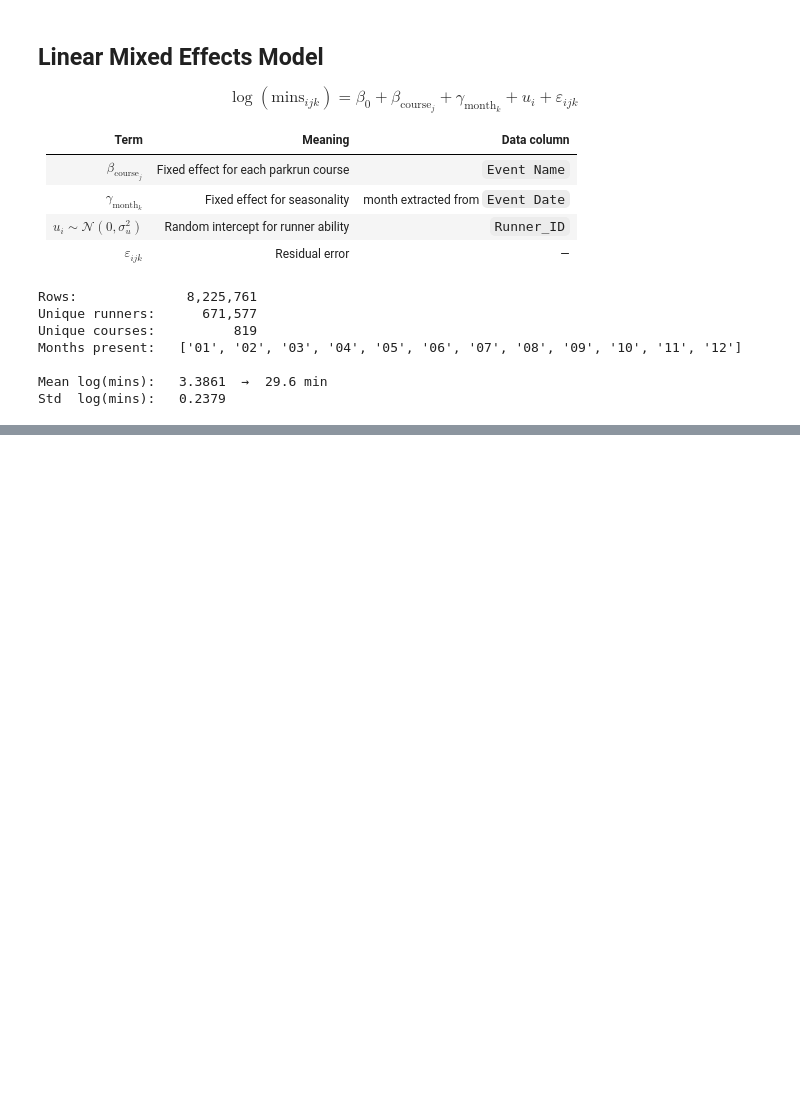
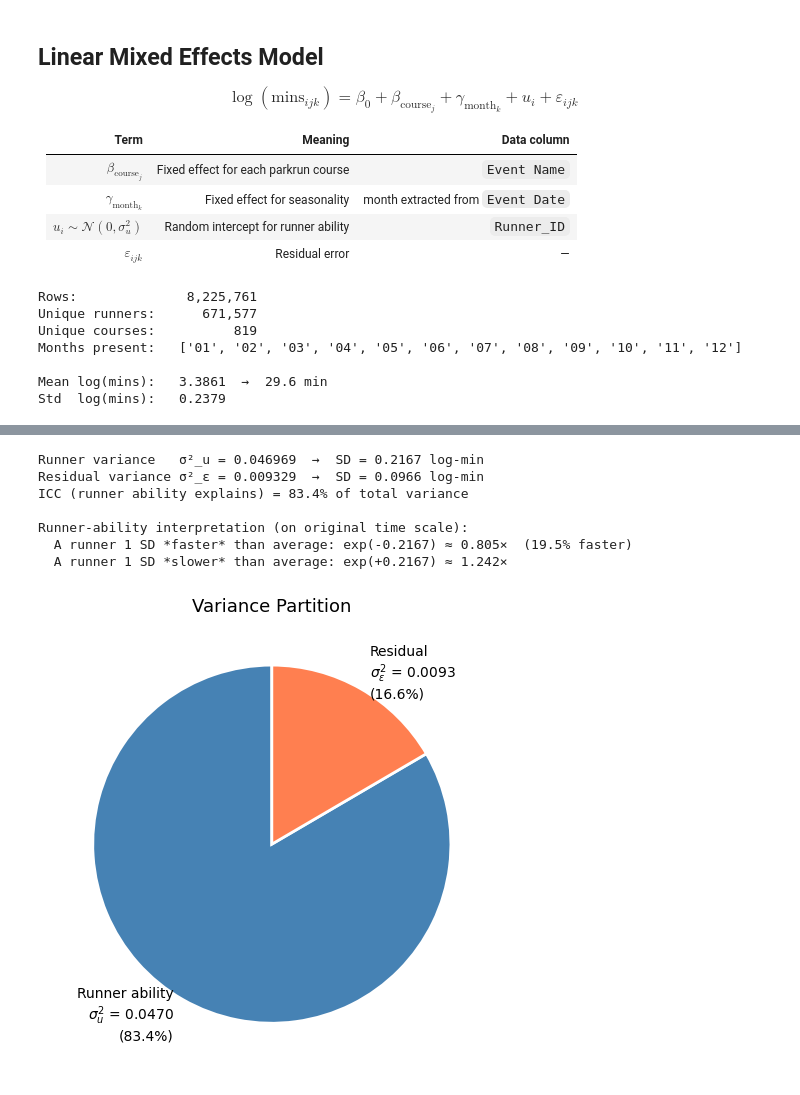
Before and after one commit to magnusross/running-analysis, a Jupyter notebook: model.ipynb, the cells around one changed output, grey strips where cells are left out. Saved outputs shown, nothing was run; the diff lists cells and outputs as text; code cells hidden in the pictures; blank space fills up the shorter version.

Commit message:
evt model

```diff
--- a/model.ipynb
+++ b/model.ipynb
@@ -64,26 +64,12 @@ Months present:   ['01', '02', '03', '04', '05', '06', '07', '08', '09', '10', '
 Mean log(mins):   3.3861  →  29.6 min
 Std  log(mins):   0.2379
 # %%
-# --- Sample to a computationally feasible size ---
-# We keep *all runs* of a random sample of runners (preserves within-runner
-# repeated measures structure that identifies σ²_u).
-N_RUNNERS = 8_000
-
-rng = np.random.default_rng(42)
-unique_runners = df_model["Runner_ID"].unique()
-
-if len(unique_runners) > N_RUNNERS:
-    sampled_ids = rng.choice(unique_runners, size=N_RUNNERS, replace=False)
-    df_fit = df_model[df_model["Runner_ID"].isin(sampled_ids)].reset_index(drop=True)
-else:
-    df_fit = df_model.reset_index(drop=True)
-
-# Groups must be a string/categorical for statsmodels
-df_fit["runner_grp"] = df_fit["Runner_ID"].astype(str)
+# --- No sampling needed — the AP solver runs on the full dataset ---
+df_fit = df_model.reset_index(drop=True)
 
 print(
     f"Fitting on {len(df_fit):,} rows  |  "
-    f"{df_fit['runner_grp'].nunique():,} runners  |  "
+    f"{df_fit['Runner_ID'].nunique():,} runners  |  "
     f"{df_fit['course'].nunique():,} courses  |  "
     f"{df_fit['month'].nunique()} months"
 )
@@ -114,42 +201,54 @@ Fitting model — this may take a few minutes …
 # %%
-# --- Variance Components ---
-sigma2_u = float(result.cov_re.iloc[0, 0])  # runner random-effect variance
-sigma2_e = float(result.scale)  # residual variance
-icc = sigma2_u / (sigma2_u + sigma2_e)  # intraclass correlation coefficient
+# --- Variance Components (method-of-moments / ANOVA estimator) ---
+#
+#   Var(α̂_i) = σ²_u + σ²_ε / n_i   (signal + estimation noise)
+#   σ²_u ≈ Var(α̂_i) - σ²_ε × mean(1 / n_i)
+#
+#   This is the standard ANOVA / Fellner estimator — equivalent to REML when
+#   the design is balanced, and very close otherwise.
 
-print(
-    f"Runner variance   σ²_u = {sigma2_u:.6f}  →  SD = {np.sqrt(sigma2_u):.4f} log-min"
-)
+inv_n_i = 1.0 / runner_cnt  # 1/n_i per runner
+correction = sigma2_e * float(np.mean(inv_n_i))  # noise inflation
+
+sigma2_u = max(float(np.var(alpha, ddof=0)) - correction, 0.0)
+icc = sigma2_u / (sigma2_u + sigma2_e)
+
+sd_u = np.sqrt(sigma2_u)
+print(f"Runner variance   σ²_u = {sigma2_u:.6f}  →  SD = {sd_u:.4f} log-min")
 print(
     f"Residual variance σ²_ε = {sigma2_e:.6f}  →  SD = {np.sqrt(sigma2_e):.4f} log-min"
 )
 print(f"ICC (runner ability explains) = {icc*100:.1f}% of total variance")
 print()
 
-# Convert SD of runner random effect to a time multiplier
-sd_u = np.sqrt(sigma2_u)
 print("Runner-ability interpretation (on original time scale):")
 print(
-    f"  A runner 1 SD *faster* than average takes exp(-{sd_u:.4f}) ≈ {np.exp(-sd_u):.3f}× the reference time"
+    f"  A runner 1 SD *faster* than average: exp(-{sd_u:.4f}) ≈ {np.exp(-sd_u):.3f}×  ({(1-np.exp(-sd_u))*100:.1f}% faster)"
 )
-print(f"  i.e. roughly {(1 - np.exp(-sd_u))*100:.1f}% faster in minutes")
-print(
-    f"  A runner 1 SD *slower* than average takes exp(+{sd_u:.4f}) ≈ {np.exp(+sd_u):.3f}× the reference time"
-)
+print(f"  A runner 1 SD *slower* than average: exp(+{sd_u:.4f}) ≈ {np.exp(+sd_u):.3f}×")
 
 # Pie chart of variance partition
 fig, ax = plt.subplots(figsize=(5, 5))
 ax.pie(
     [sigma2_u, sigma2_e],
     labels=[
         f"Runner ability\n$\\sigma^2_u$ = {sigma2_u:.4f}\n({icc*100:.1f}%)",
         f"Residual\n$\\sigma^2_\\varepsilon$ = {sigma2_e:.4f}\n({(1-icc)*100:.1f}%)",
     ],
     colors=["steelblue", "coral"],
     startangle=90,
     autopct=None,
     wedgeprops=dict(edgecolor="white", linewidth=2),
 )
 ax.set_title("Variance Partition", fontsize=13)
 plt.tight_layout()
 plt.show()
+# %% [output]
+Runner variance   σ²_u = 0.046969  →  SD = 0.2167 log-min
+Residual variance σ²_ε = 0.009329  →  SD = 0.0966 log-min
+ICC (runner ability explains) = 83.4% of total variance
+
+Runner-ability interpretation (on original time scale):
+  A runner 1 SD *faster* than average: exp(-0.2167) ≈ 0.805×  (19.5% faster)
+  A runner 1 SD *slower* than average: exp(+0.2167) ≈ 1.242×
+[figure, added]
```
Also changed, not shown: parts of 7 cells of this notebook, 3 other files.
